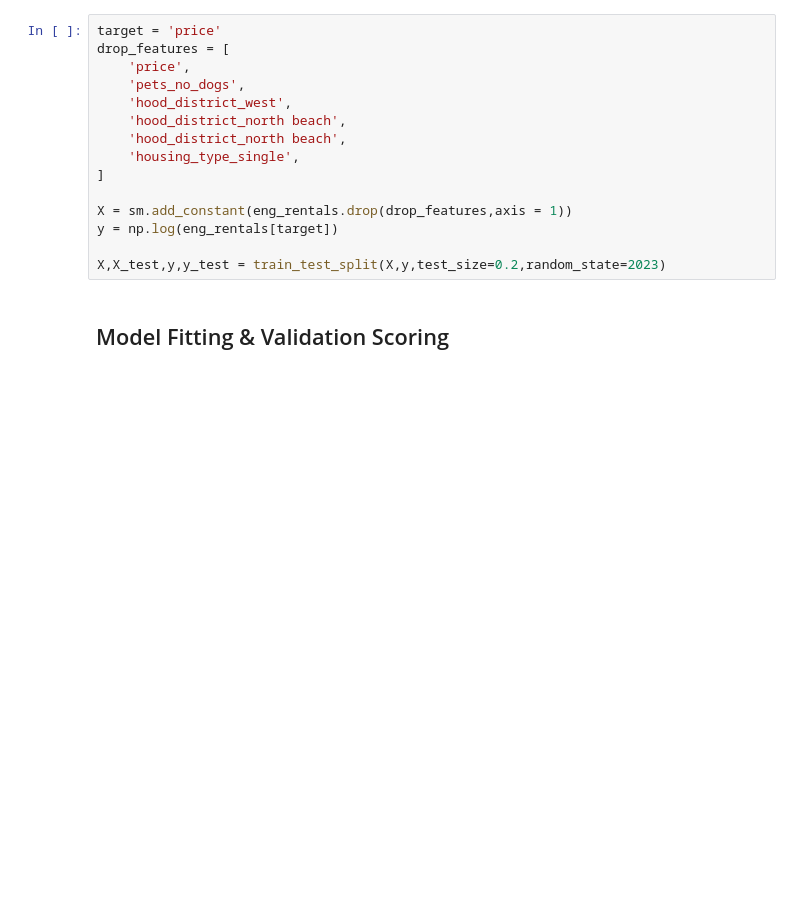
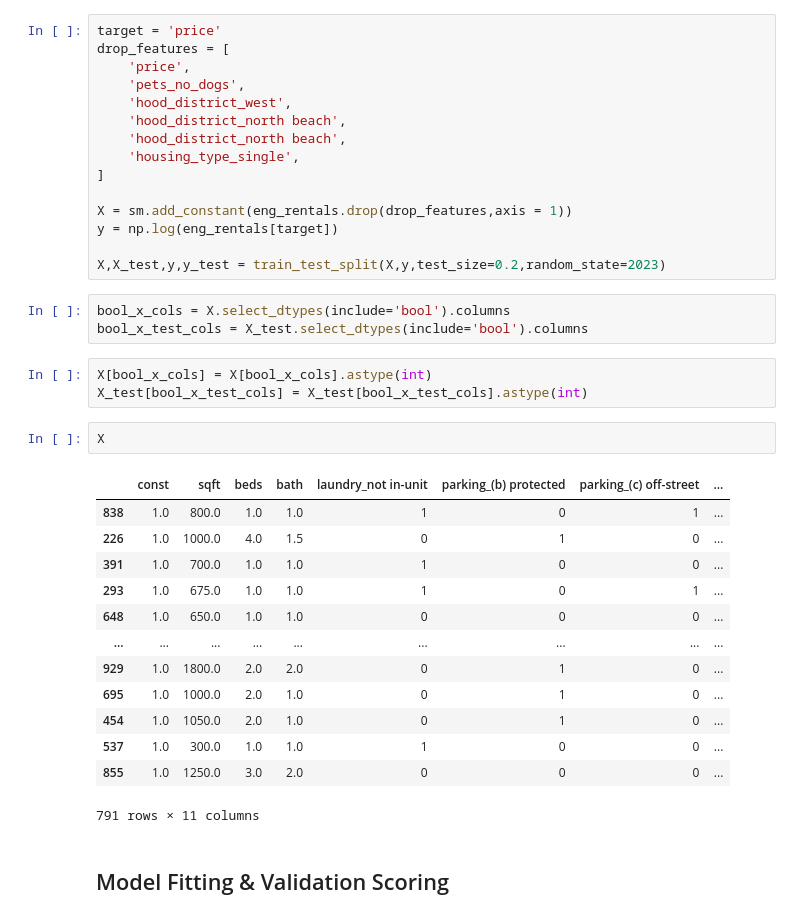
Before and after one commit to AkshithShetty599/Price-Prediction, a Jupyter notebook: Analysis.ipynb, the cells around one changed output. Saved outputs shown, nothing was run; the diff lists cells and outputs as text; blank space fills up the shorter version.

```diff
--- a/Analysis.ipynb
+++ b/Analysis.ipynb
@@ -226,6 +232,28 @@ X = sm.add_constant(eng_rentals.drop(drop_features,axis = 1))
 y = np.log(eng_rentals[target])
 
 X,X_test,y,y_test = train_test_split(X,y,test_size=0.2,random_state=2023)
+# %%
+bool_x_cols = X.select_dtypes(include='bool').columns
+bool_x_test_cols = X_test.select_dtypes(include='bool').columns
+# %%
+X[bool_x_cols] = X[bool_x_cols].astype(int)
+X_test[bool_x_test_cols] = X_test[bool_x_test_cols].astype(int)
+# %%
+X
+# %% [output]
+|  | const | sqft | beds | bath | laundry_not in-unit | parking_(b) protected | parking_(c) off-street | ... |
+| 838 | 1.0 | 800.0 | 1.0 | 1.0 | 1 | 0 | 1 | ... |
+| 226 | 1.0 | 1000.0 | 4.0 | 1.5 | 0 | 1 | 0 | ... |
+| 391 | 1.0 | 700.0 | 1.0 | 1.0 | 1 | 0 | 0 | ... |
+| 293 | 1.0 | 675.0 | 1.0 | 1.0 | 1 | 0 | 1 | ... |
+| 648 | 1.0 | 650.0 | 1.0 | 1.0 | 0 | 0 | 0 | ... |
+| ... | ... | ... | ... | ... | ... | ... | ... | ... |
+| 929 | 1.0 | 1800.0 | 2.0 | 2.0 | 0 | 1 | 0 | ... |
+| 695 | 1.0 | 1000.0 | 2.0 | 1.0 | 0 | 1 | 0 | ... |
+| 454 | 1.0 | 1050.0 | 2.0 | 1.0 | 0 | 1 | 0 | ... |
+| 537 | 1.0 | 300.0 | 1.0 | 1.0 | 1 | 0 | 0 | ... |
+| 855 | 1.0 | 1250.0 | 3.0 | 2.0 | 0 | 0 | 0 | ... |
+791 rows × 11 columns
 # %% [markdown]
 ## Model Fitting & Validation Scoring
 # %%
```
Also changed, not shown: parts of 8 cells of this notebook, 6 other files.
